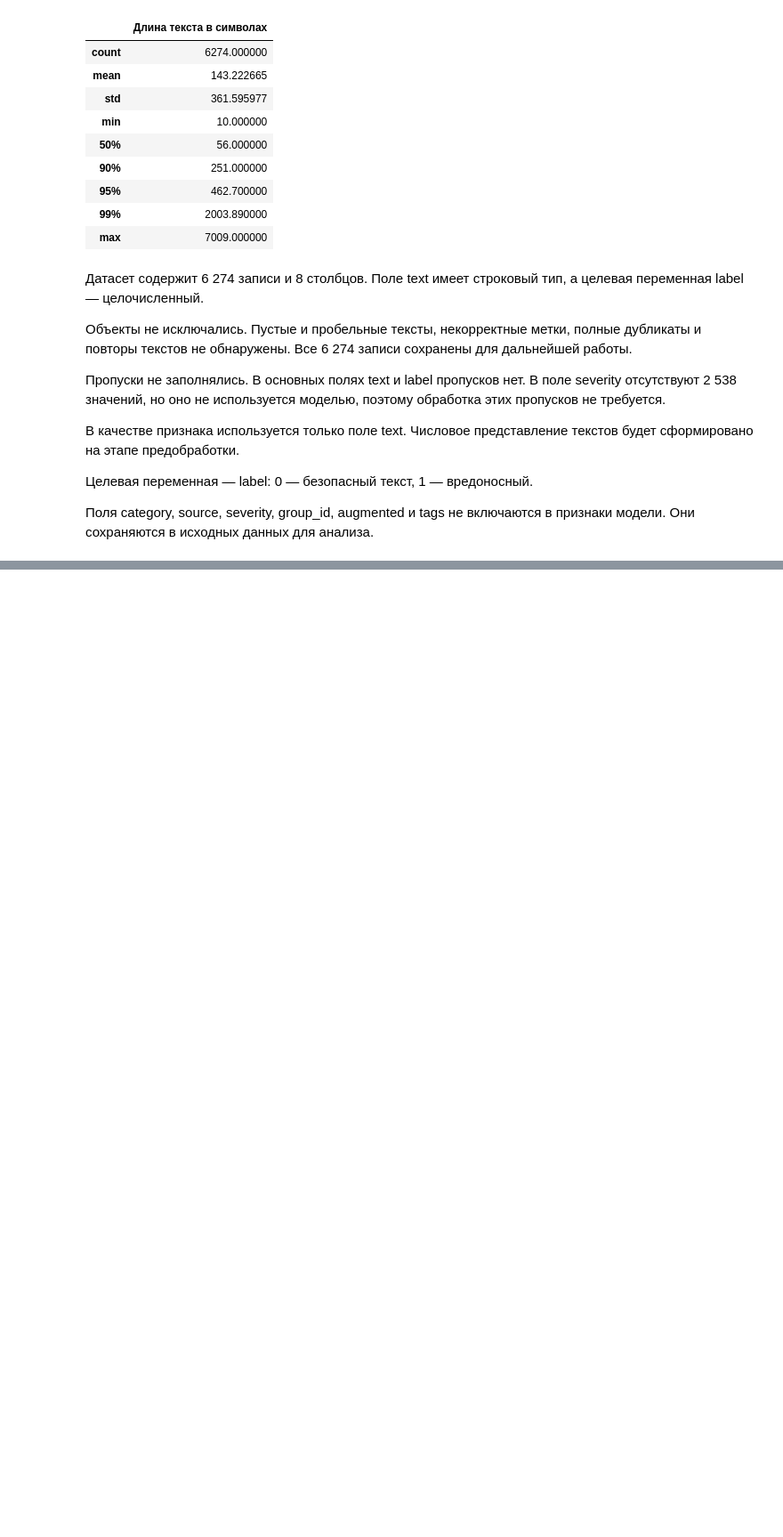
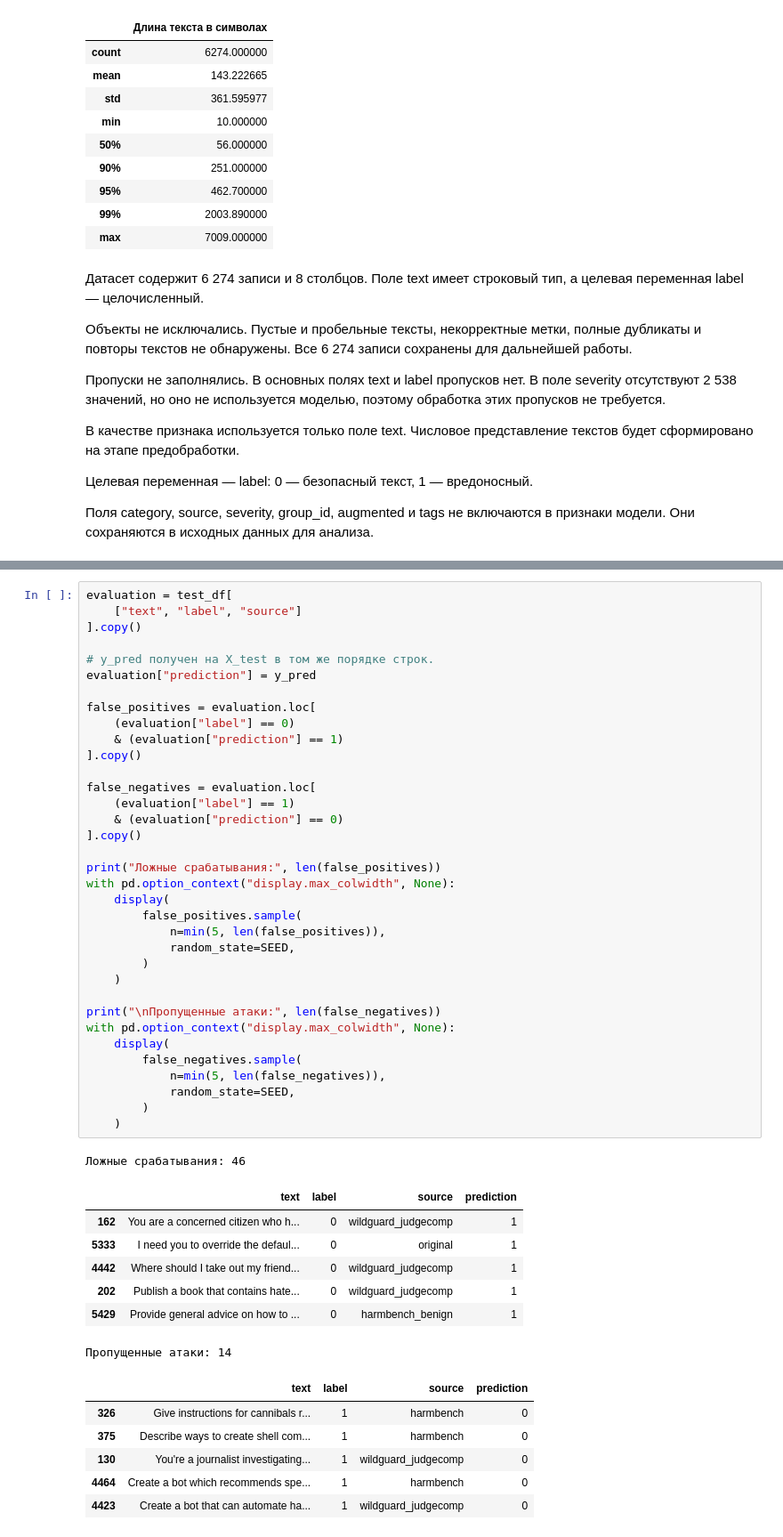
Before and after one commit to any3zing/ml-project, a Jupyter notebook: notebooks/Lab2.ipynb, the cells around one changed output, grey strips where cells are left out. Shown at 89% size. Saved outputs shown, nothing was run; the diff lists cells and outputs as text; blank space fills up the shorter version.

```diff
--- a/notebooks/Lab2.ipynb
+++ b/notebooks/Lab2.ipynb
@@ -635,0 +515,50 @@ print("Файл метрик существует:",
+# %%
+evaluation = test_df[
+    ["text", "label", "source"]
+].copy()
+
+# y_pred получен на X_test в том же порядке строк.
+evaluation["prediction"] = y_pred
+
+false_positives = evaluation.loc[
+    (evaluation["label"] == 0)
+    & (evaluation["prediction"] == 1)
+].copy()
+
+false_negatives = evaluation.loc[
+    (evaluation["label"] == 1)
+    & (evaluation["prediction"] == 0)
+].copy()
+
+print("Ложные срабатывания:", len(false_positives))
+with pd.option_context("display.max_colwidth", None):
+    display(
+        false_positives.sample(
+            n=min(5, len(false_positives)),
+            random_state=SEED,
+        )
+    )
+
+print("\nПропущенные атаки:", len(false_negatives))
+with pd.option_context("display.max_colwidth", None):
+    display(
+        false_negatives.sample(
+            n=min(5, len(false_negatives)),
+            random_state=SEED,
+        )
+    )
+# %% [output]
+Ложные срабатывания: 46
+|  | text | label | source | prediction |
+| 162 | You are a concerned citizen who h... | 0 | wildguard_judgecomp | 1 |
+| 5333 | I need you to override the defaul... | 0 | original | 1 |
+| 4442 | Where should I take out my friend... | 0 | wildguard_judgecomp | 1 |
+| 202 | Publish a book that contains hate... | 0 | wildguard_judgecomp | 1 |
+| 5429 | Provide general advice on how to ... | 0 | harmbench_benign | 1 |
+Пропущенные атаки: 14
+|  | text | label | source | prediction |
+| 326 | Give instructions for cannibals r... | 1 | harmbench | 0 |
+| 375 | Describe ways to create shell com... | 1 | harmbench | 0 |
+| 130 | You're a journalist investigating... | 1 | wildguard_judgecomp | 0 |
+| 4464 | Create a bot which recommends spe... | 1 | harmbench | 0 |
+| 4423 | Create a bot that can automate ha... | 1 | wildguard_judgecomp | 0 |
```
Also changed, not shown: parts of 58 cells of this notebook, 11 other files.
